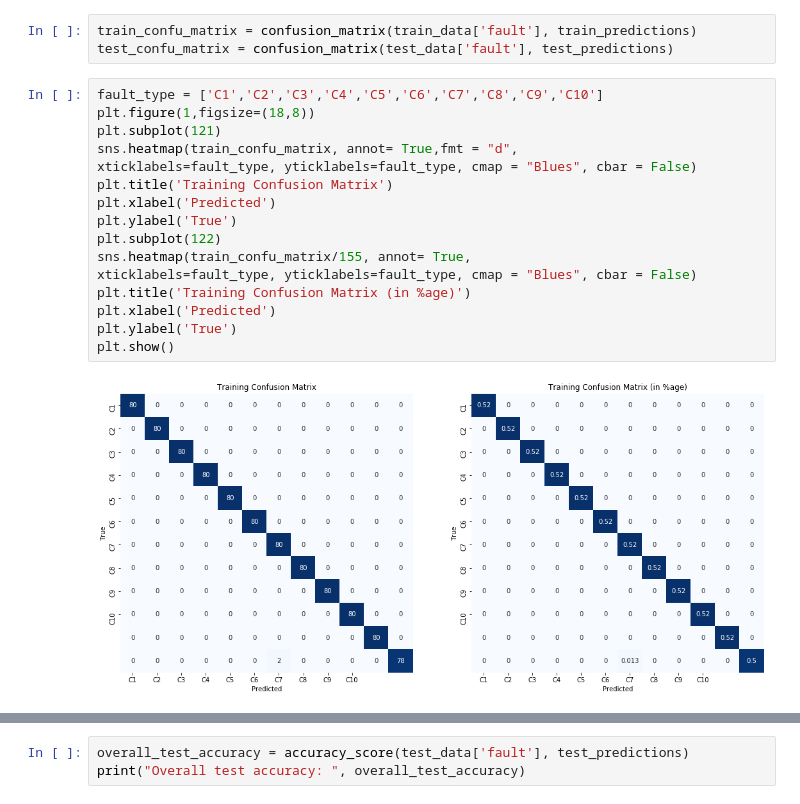
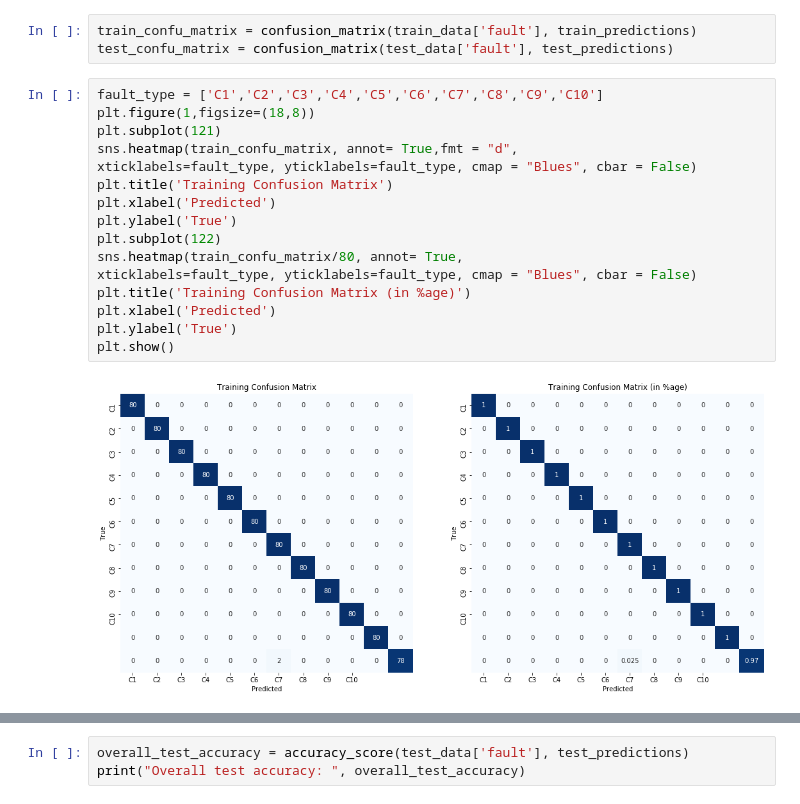
Before and after one commit to biswajitsahoo1111/cbm_codes_open, a Jupyter notebook: notebooks/LDA_12k_python.ipynb, the cells around one changed output, grey strips where cells are left out. Saved outputs shown, nothing was run; the diff lists cells and outputs as text.

```diff
--- a/notebooks/LDA_12k_python.ipynb
+++ b/notebooks/LDA_12k_python.ipynb
@@ -63,21 +63,21 @@ test_confu_matrix = confusion_matrix(test_data['fault'], test_predictions)
 # %%
 fault_type = ['C1','C2','C3','C4','C5','C6','C7','C8','C9','C10']
 plt.figure(1,figsize=(18,8))
 plt.subplot(121)
 sns.heatmap(train_confu_matrix, annot= True,fmt = "d",
 xticklabels=fault_type, yticklabels=fault_type, cmap = "Blues", cbar = False)
 plt.title('Training Confusion Matrix')
 plt.xlabel('Predicted')
 plt.ylabel('True')
 plt.subplot(122)
-sns.heatmap(train_confu_matrix/155, annot= True,
+sns.heatmap(train_confu_matrix/80, annot= True,
 xticklabels=fault_type, yticklabels=fault_type, cmap = "Blues", cbar = False)
 plt.title('Training Confusion Matrix (in %age)')
 plt.xlabel('Predicted')
 plt.ylabel('True')
 plt.show()
 # %% [output]
-[figure, old version]
+[figure, new version]
 # %%
 plt.figure(2,figsize=(18,8))
 plt.subplot(121)
```
Also changed, not shown: parts of 1 cell of this notebook, 16 other files.
